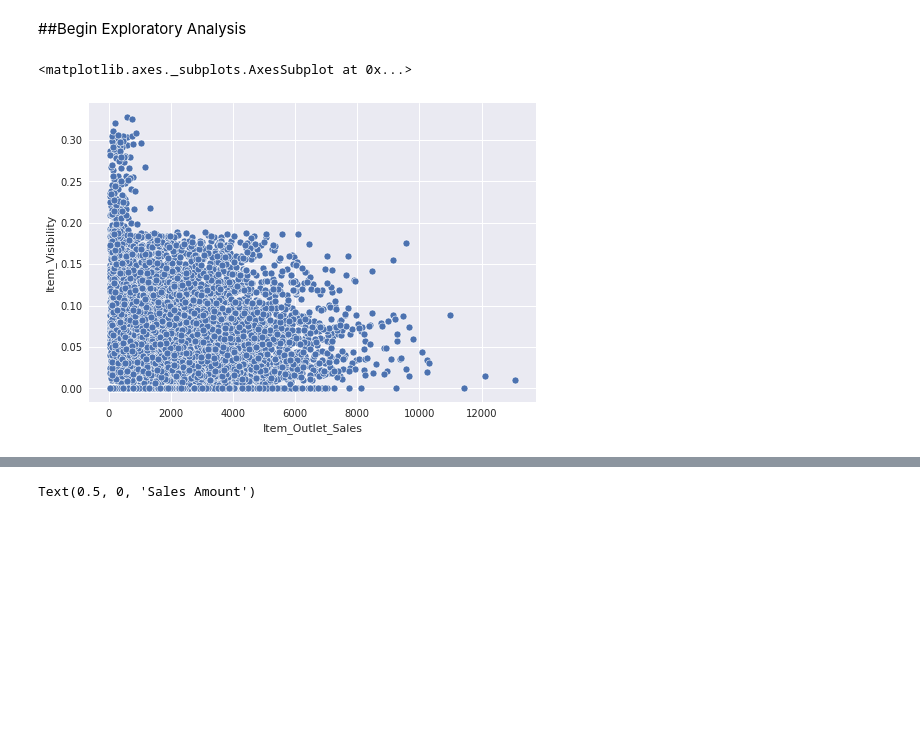
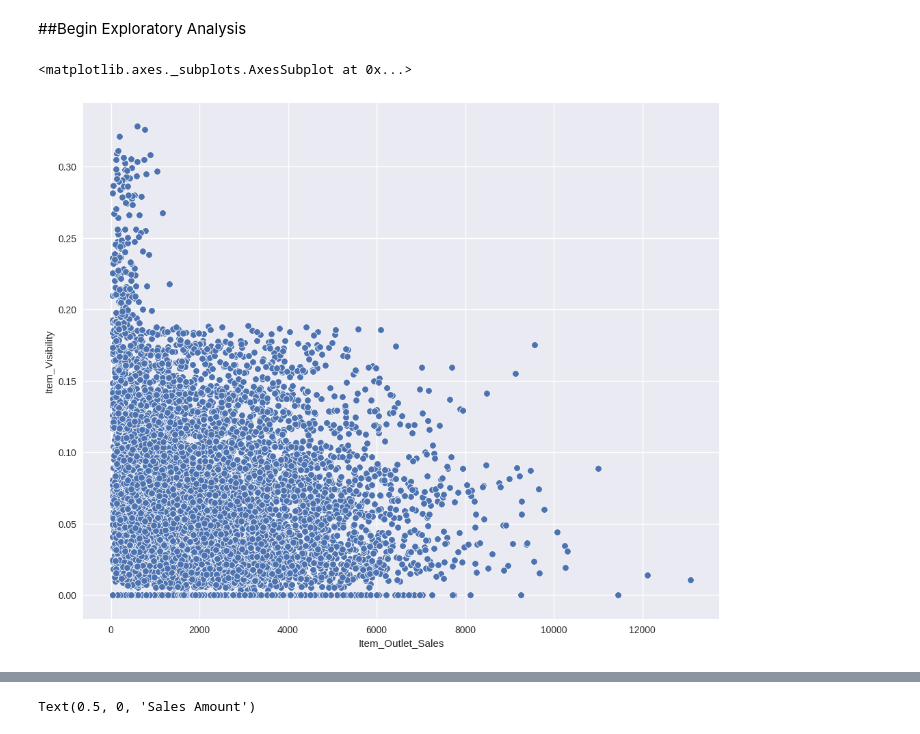
Before and after one commit to Shiromasteven/Sales-predictions, a Jupyter notebook: Sales_Predictions_Final.ipynb, the cells around one changed output, grey strips where cells are left out. Drawn from its saved outputs; the diff is of its cells as text; code cells hidden in the pictures; blank space fills up the shorter version.

```diff
--- a/Sales_Predictions_Final.ipynb
+++ b/Sales_Predictions_Final.ipynb
@@ -259,11 +270,11 @@ sumstats(df['Item_Outlet_Sales'])
 ##Begin Exploratory Analysis
 # %%
 #Looking for correlation between Visibility and item sales.
-
+image_test = plt.figure(figsize=(12,10), dpi= 100)
 sns.scatterplot(data=df, x = "Item_Outlet_Sales", y = 'Item_Visibility')
 # %% [output]
 <matplotlib.axes._subplots.AxesSubplot at 0x...>
-[figure, old version]
+[figure, new version]
 # %%
 #Finding correlation between MRP and Sales via best fit line
 
```
Also changed, not shown: parts of 17 cells of this notebook.
